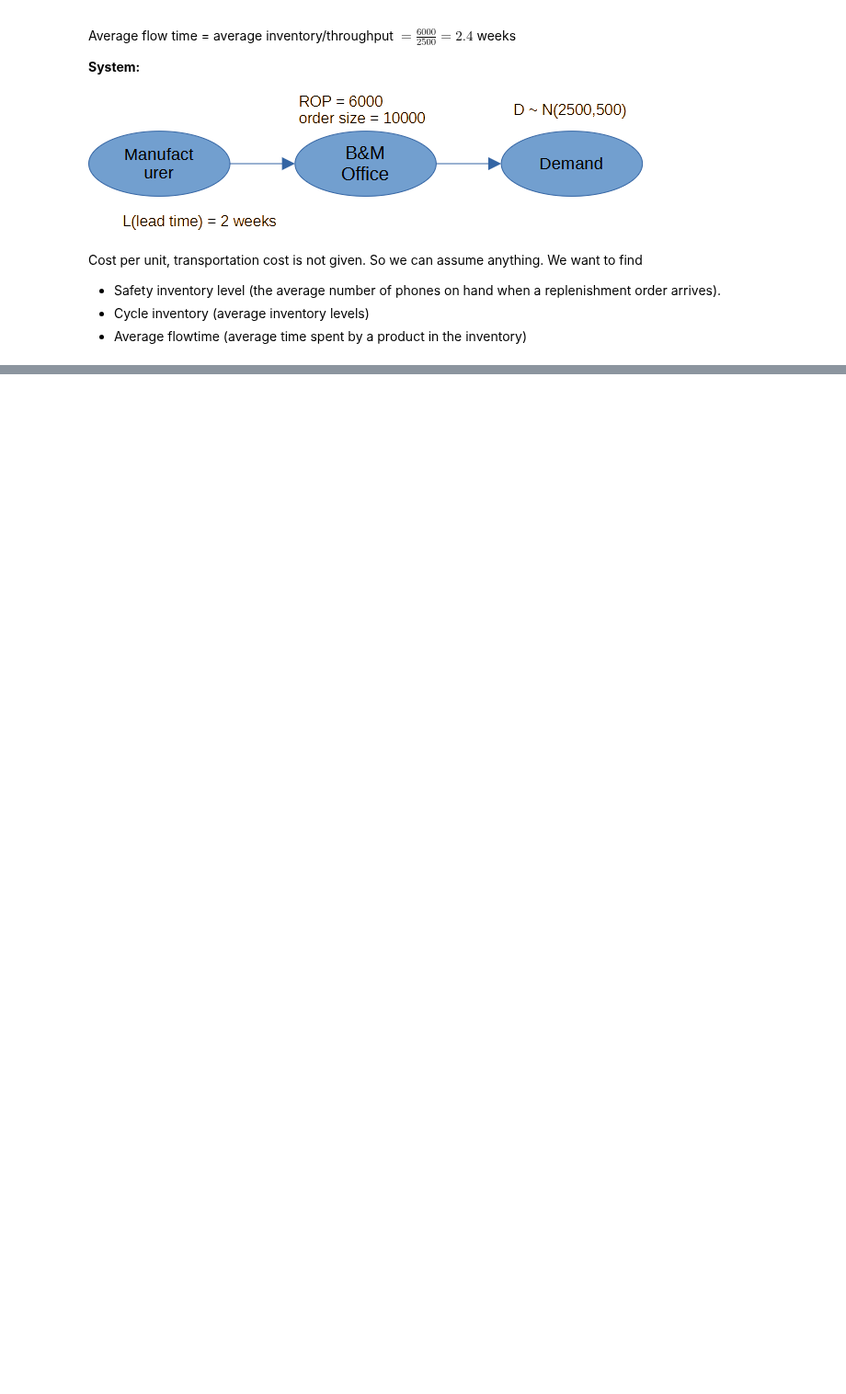
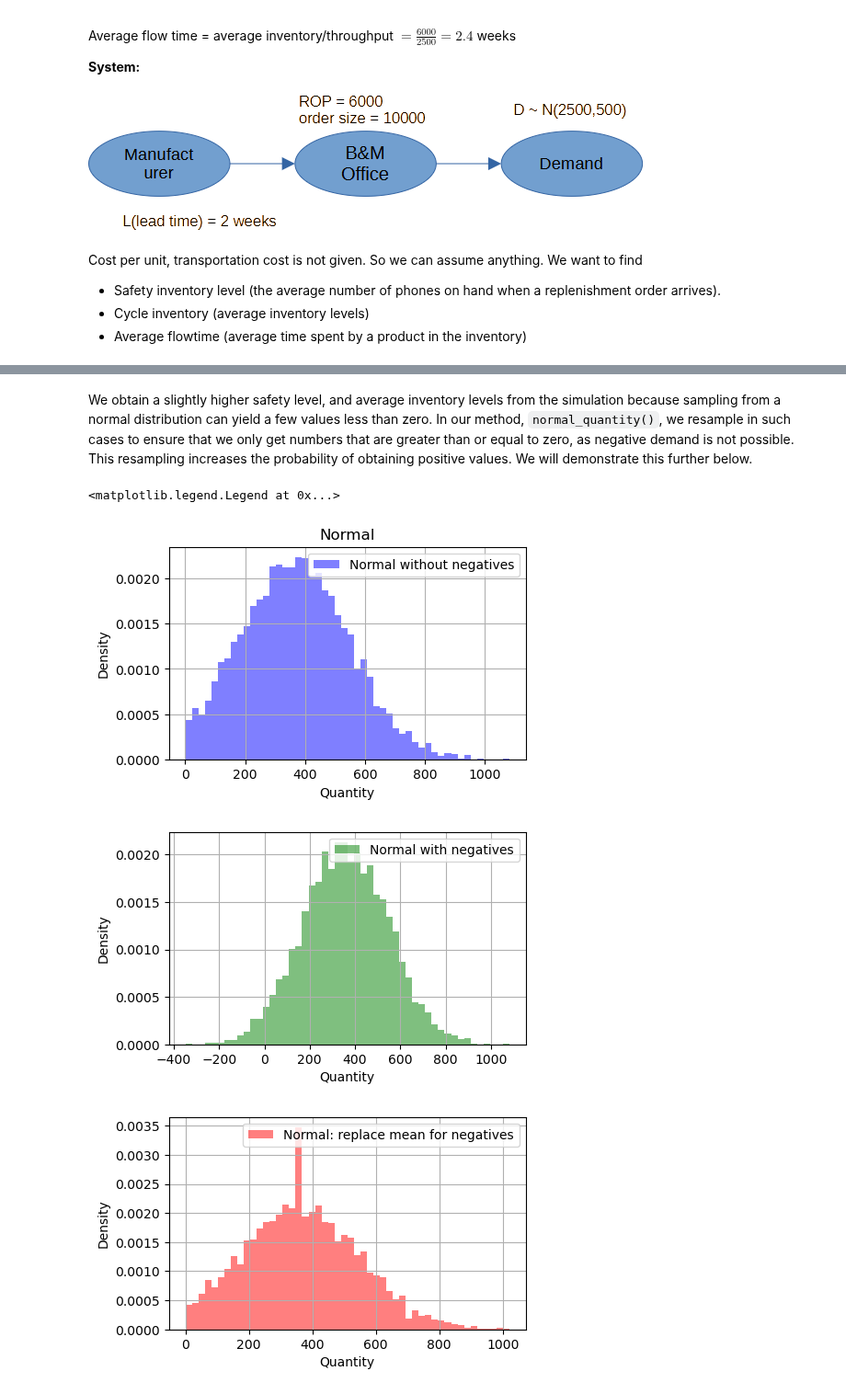
Before and after one commit to SupplyChainSimulation/SupplyNetPy, a Jupyter notebook: examples/notebooks/safety_inv_est.ipynb, the cells around one changed output, grey strips where cells are left out. Shown at 92% size. Drawn from its saved outputs; the diff is of its cells as text; code cells hidden in the pictures; blank space fills up the shorter version.

```diff
--- a/examples/notebooks/safety_inv_est.ipynb
+++ b/examples/notebooks/safety_inv_est.ipynb
@@ -148,0 +167,69 @@ Average Flow Time:  14.21484375 days
+# %% [markdown]
+We obtain a slightly higher safety level, and average inventory levels from the simulation because sampling from a normal distribution can yield a few values less than zero. In our method, `normal_quantity()`, we resample in such cases to ensure that we only get numbers that are greater than or equal to zero, as negative demand is not possible. This resampling increases the probability of obtaining positive values. We will demonstrate this further below.
+# %%
+def normal_quantity():
+    """
+    Normal Distribution with given mean, and std
+    A new sample is generated for every negative sample
+    """
+    global daily_demand_mean, daily_demand_std
+    sample = -1
+    while sample < 0:
+        sample = np.random.normal(daily_demand_mean, daily_demand_std, 1)[0]
+    return sample
+
+def normal_quantity_mean():
+    """
+    Normal Distribution with given mean, and std
+    The mean value replaces a negative sample
+    """
+    global daily_demand_mean, daily_demand_std
+    sample = np.random.normal(daily_demand_mean, daily_demand_std, 1)[0]
+    if sample < 0:
+        sample = daily_demand_mean
+    return sample
+
+def normal_quantity_wn():
+    """
+    Normal Distribution with given mean, and std including negatives
+    """
+    global daily_demand_mean, daily_demand_std
+    sample = np.random.normal(daily_demand_mean, daily_demand_std, 1)[0]
+    return sample
+
+samples = []
+samples_wn = []
+samples_mean = []
+for r in range(5000):
+    samples.append(normal_quantity())
+    samples_wn.append(normal_quantity_wn())
+    samples_mean.append(normal_quantity_mean())
+
+plt.figure(figsize=(5, 3))
+plt.hist(samples, bins=50, density=True, alpha=0.5, color='blue', label='Normal without negatives')
+plt.title('Normal')
+plt.xlabel('Quantity')
+plt.ylabel('Density')
+plt.grid()
+plt.legend()
+
+plt.figure(figsize=(5, 3))
+plt.hist(samples_wn, bins=50, density=True, alpha=0.5, color='green', label='Normal with negatives')
+#plt.title('Normal without negative quantities')
+plt.xlabel('Quantity')
+plt.ylabel('Density')
+plt.grid()
+plt.legend()
+
+plt.figure(figsize=(5, 3))
+plt.hist(samples_mean, bins=50, density=True, alpha=0.5, color='red', label='Normal: replace mean for negatives')
+#plt.title('Normal with mean for negative quantities')
+plt.xlabel('Quantity')
+plt.ylabel('Density')
+plt.grid()
+plt.legend()
+# %% [output]
+<matplotlib.legend.Legend at 0x...>
+[figure, added]
+[figure, added]
+[figure, added]
```
Also changed, not shown: parts of 4 cells of this notebook, 1 other file.
